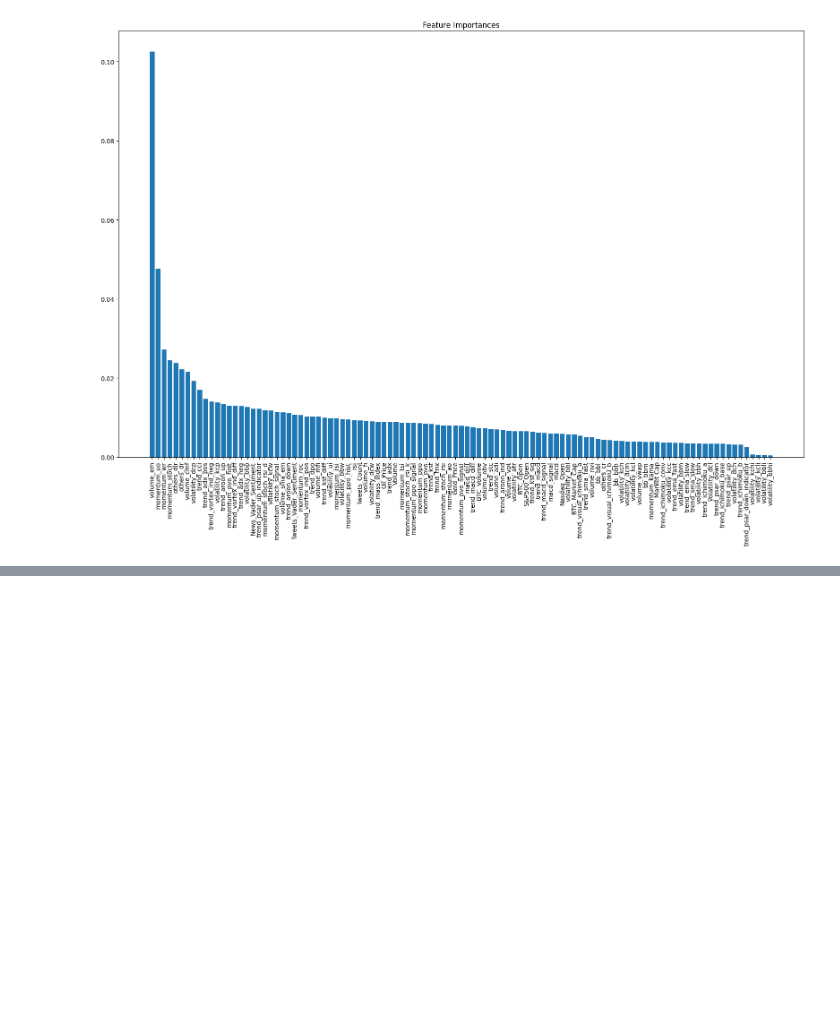
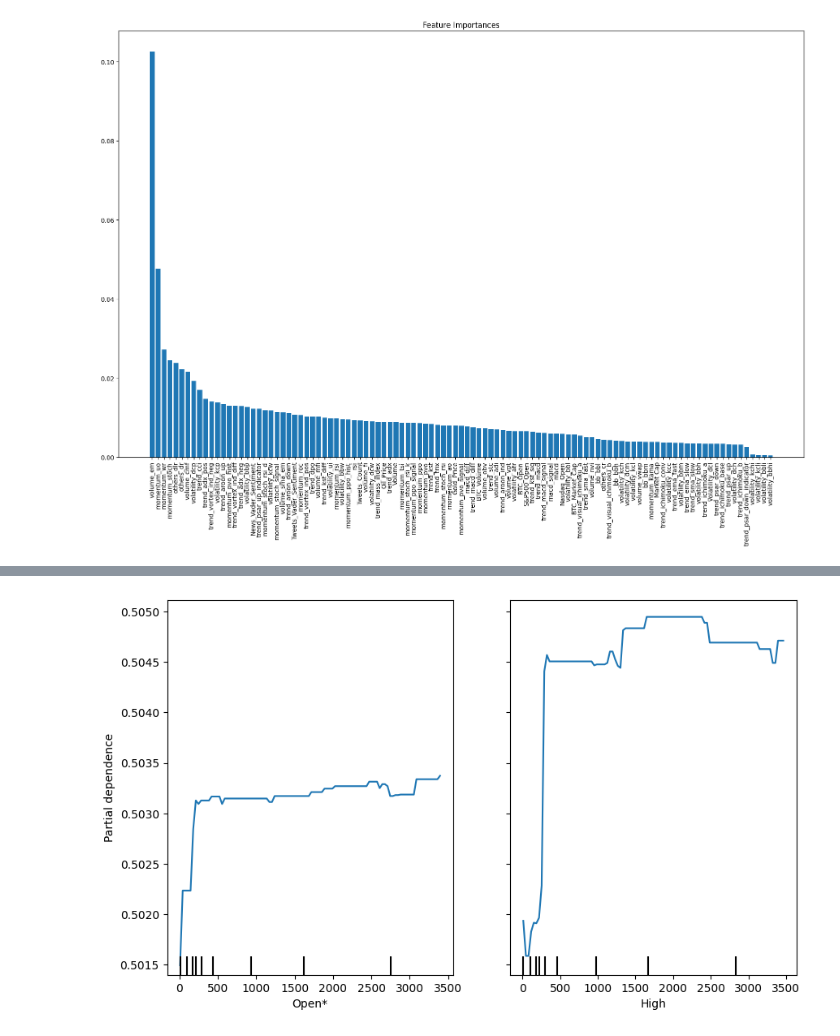
Before and after one commit to Smaran1832/Altcoin-Price-Prediction, a Jupyter notebook: New_Experiments/New_Experiment_Scripts/Feature_importance.ipynb, the cells around one changed output, grey strips where cells are left out. Saved outputs shown, nothing was run; the diff lists cells and outputs as text; code cells hidden in the pictures; blank space fills up the shorter version.

```diff
--- a/New_Experiments/New_Experiment_Scripts/Feature_importance.ipynb
+++ b/New_Experiments/New_Experiment_Scripts/Feature_importance.ipynb
@@ -52,0 +179,8 @@ plt.show()
+# %%
+from sklearn.inspection import PartialDependenceDisplay
+
+fig, ax = plt.subplots(figsize=(10, 6))
+PartialDependenceDisplay.from_estimator(rf, X_train, features=[0, 1], ax=ax, feature_names=X_train.columns)
+plt.show()
+# %% [output]
+[figure, added]
```
Also changed, not shown: parts of 10 cells of this notebook, 2 other files.
